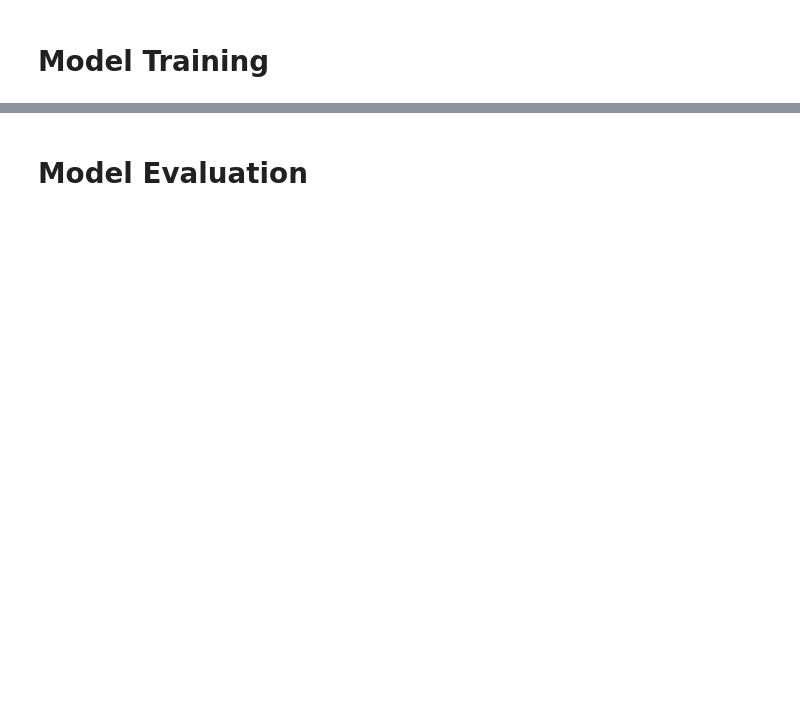
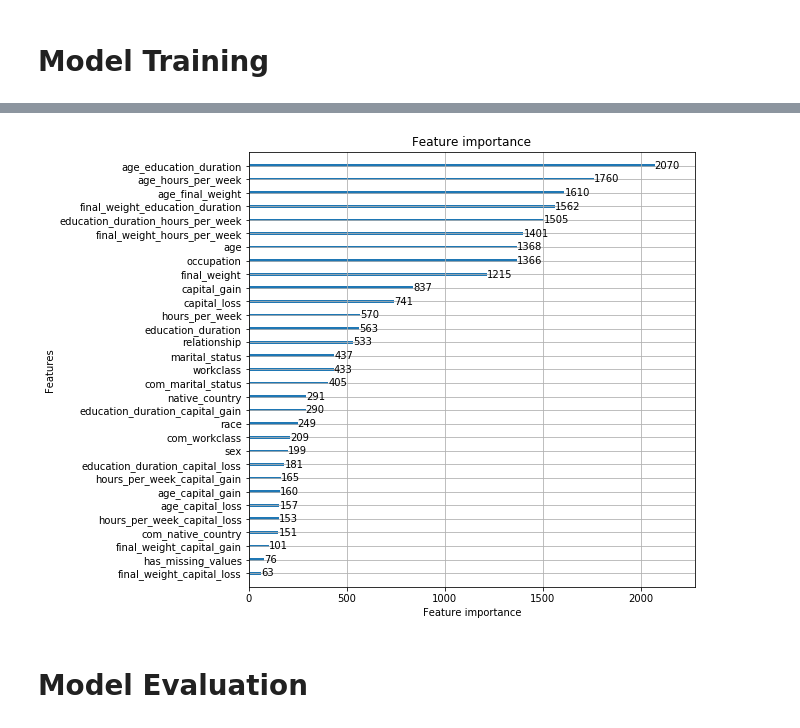
Before and after one commit to basselkassem/predict_income_potential, a Jupyter notebook: model_lgbm.ipynb, the cells around one changed output, grey strips where cells are left out. Cells and saved outputs as stored; diff of their text form; code cells hidden in the pictures; blank space fills up the shorter version.

```diff
--- a/model_lgbm.ipynb
+++ b/model_lgbm.ipynb
@@ -331,2 +387,7 @@ Hyperopt estimated optimum {'bagging_fraction': 0.20340094116954432, 'feature_fr
+# %%
+axis = lgb.plot_importance(gbm_model, max_num_features = 31, figsize = (8, 8))
+plt.show()
+# %% [output]
+[figure, added]
 # %% [markdown]
 # Model Evaluation
```
Also changed, not shown: parts of 19 cells of this notebook.
